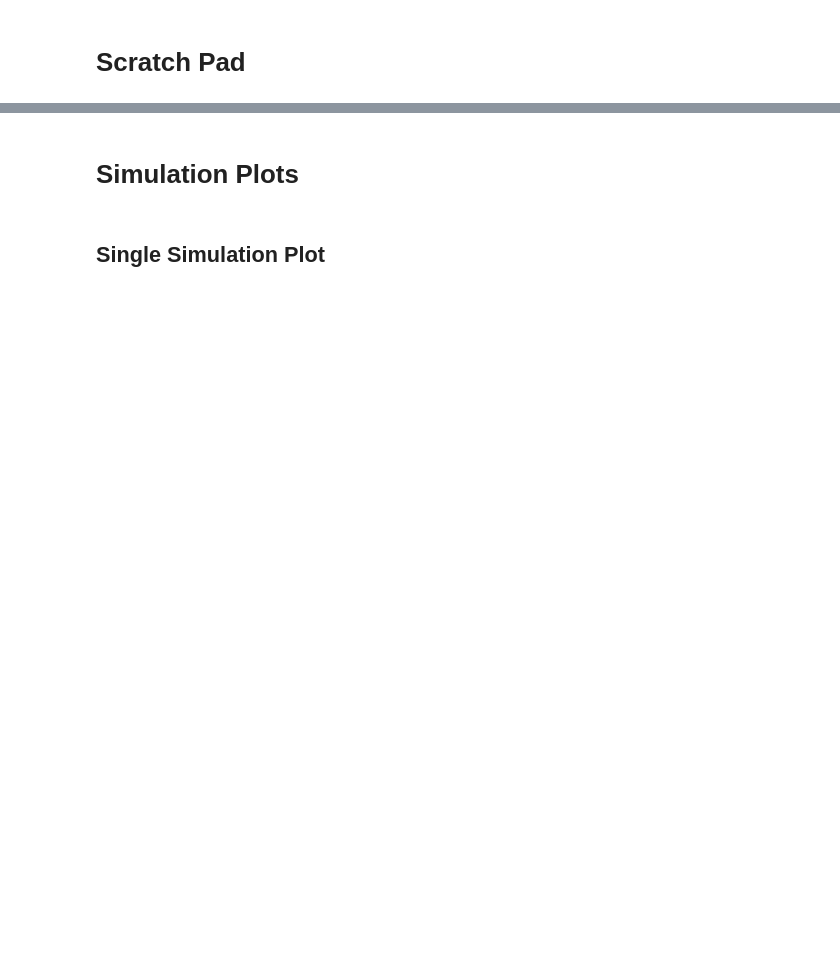
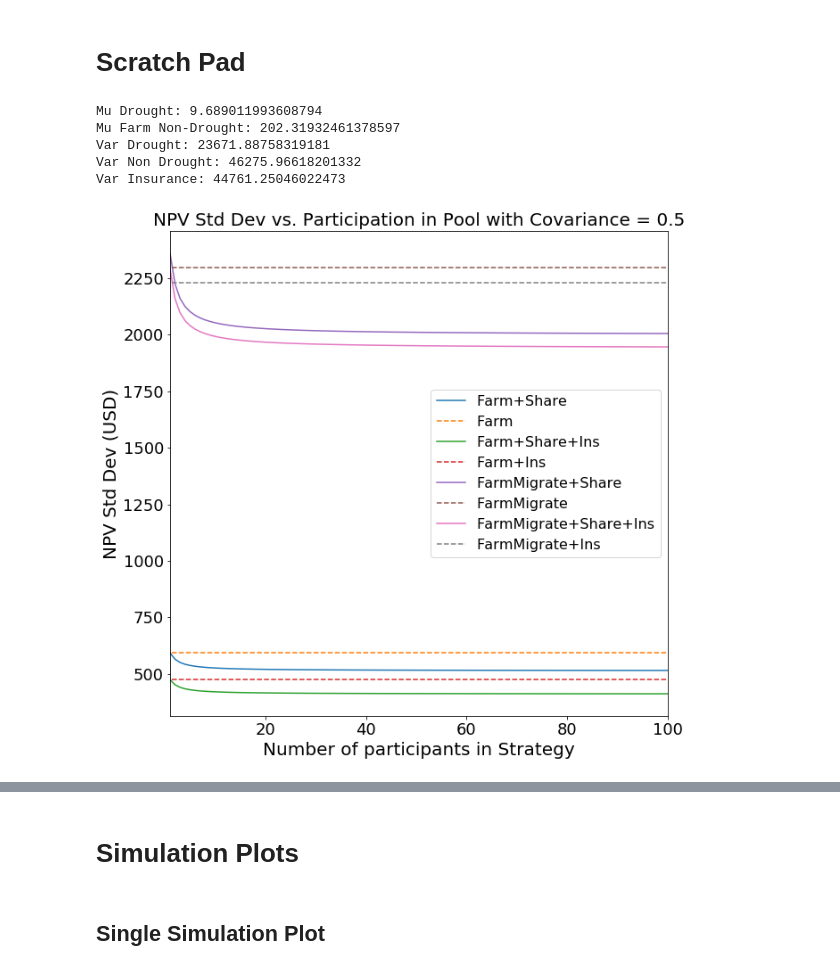
Before and after one commit to nchoquettelevy/FarmerGameTheorySimulation, a Jupyter notebook: RiskTransferSimulations.ipynb, the cells around one changed output, grey strips where cells are left out. Drawn from its saved outputs; the diff is of its cells as text; code cells hidden in the pictures; blank space fills up the shorter version.

```diff
--- a/RiskTransferSimulations.ipynb
+++ b/RiskTransferSimulations.ipynb
@@ -800,2 +801,64 @@ Elapsed Time: 4.6343612
 # %% [markdown]
 # Scratch Pad
+# %%
+#Plotting variance of shared pool as a function of participants (varying strategies)
+
+mu_farm_drought, mu_farm_nd, var_drought, var_nd, var_ins = farm_drought(mu_farm, farm_k, p_drought, objective_drought)
+print('Mu Drought:', mu_farm_drought)
+print('Mu Farm Non-Drought:', mu_farm_nd)
+print('Var Drought:', var_drought)
+print('Var Non Drought:', var_nd)
+print('Var Insurance:', var_ins)
+strategy_names = ['Farm', 'FarmMigrate', 'Farm+Share', 'FarmMigrate+Share', 'Farm+Ins', 'FarmMigrate+Ins', 'Farm+Share+Ins', 'FarmMigrate+Share+Ins']
+
+x = np.linspace(0,households, households+1)
+
+y = np.zeros(households+1)
+y_0 = np.zeros(households+1)
+#frequency_dist = {key: 0 for key in strategy_names}
+#strategy='FarmMigrate+Share'
+#baseline = 'FarmMigrate'
+
+shared_strategies = ['Farm+Share', 'Farm+Share+Ins', 'FarmMigrate+Share', 'FarmMigrate+Share+Ins']
+baseline_strategies = ['Farm', 'Farm+Ins', 'FarmMigrate', 'FarmMigrate+Ins']
+
+y_var = {key : y for key in shared_strategies}
+y0_var = {key: y_0 for key in baseline_strategies}
+
+
+f, ax1 = plt.subplots(figsize=[10,10])
+
+for strat, base in zip(shared_strategies, baseline_strategies):
+    frequency_dist = {key: 0 for key in strategy_names}
+    for i in range(len(x)):
+        frequency_dist[strat] = x[i] / households
+        variances = variance_calc(mu_farm, farm_k, p_drought, alpha, var_drought, var_nd, var_ins, var_migrate, beta, rho_mig, frequency_dist, households, p_cov, strategy_names, time_horizon, discount_rate)
+        #incomes = income_calc(strategy_names, mu_farm, mu_farm_drought, mu_farm_nd, farm_k, alpha, mu_migrate, beta, frequency_dist, cost_farm, cost_migrate, p_drought, time_horizon, discount_rate)
+
+        y_var[strat][i], y0_var[base][i] = math.sqrt(variances[strat]), math.sqrt(variances[base])
+        #y_inc[strat][i], y0_inc[base][i] = incomes[strat], incomes[base]
+
+
+    ax1.plot(x,y_var[strat], label=strat)
+    ax1.plot(x,y0_var[base], ls='--', label=base)
+
+#ax1.plot(x, y_0, ls='--')
+ax1.set_ylabel('NPV Std Dev (USD)', size=20)
+ax1.set_xlabel('Number of participants in Strategy', size=20)
+ax1.set_xlim([1,households])
+#ax1.set_ylim([-500, -750])
+#ax1.set_xlim([1,5])
+plt.legend(fontsize=16)
+plt.xticks(size=18)
+plt.yticks(size=18)
+plt.title('NPV Std Dev vs. Participation in Pool with Covariance = ' + str(p_cov), size=20)
+plt.show()
+
+#plt.savefig('PoolVariance.png', bbox_inches='tight')
+# %% [output]
+Mu Drought: 9.689011993608794
+Mu Farm Non-Drought: 202.31932461378597
+Var Drought: 23671.88758319181
+Var Non Drought: 46275.96618201332
+Var Insurance: 44761.25046022473
+[figure, added]
```
Also changed, not shown: parts of 21 cells of this notebook.
